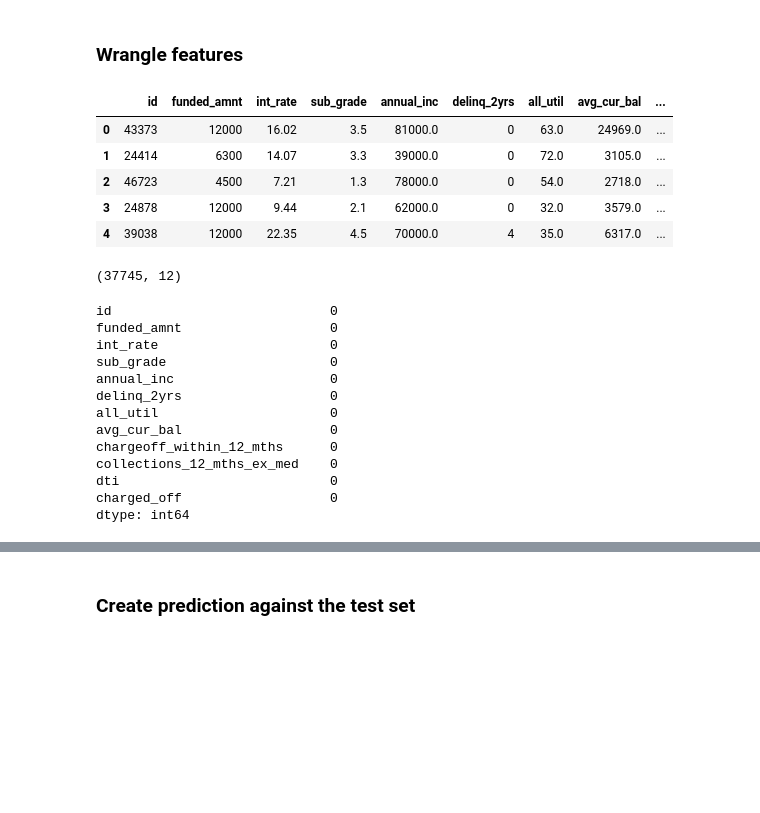
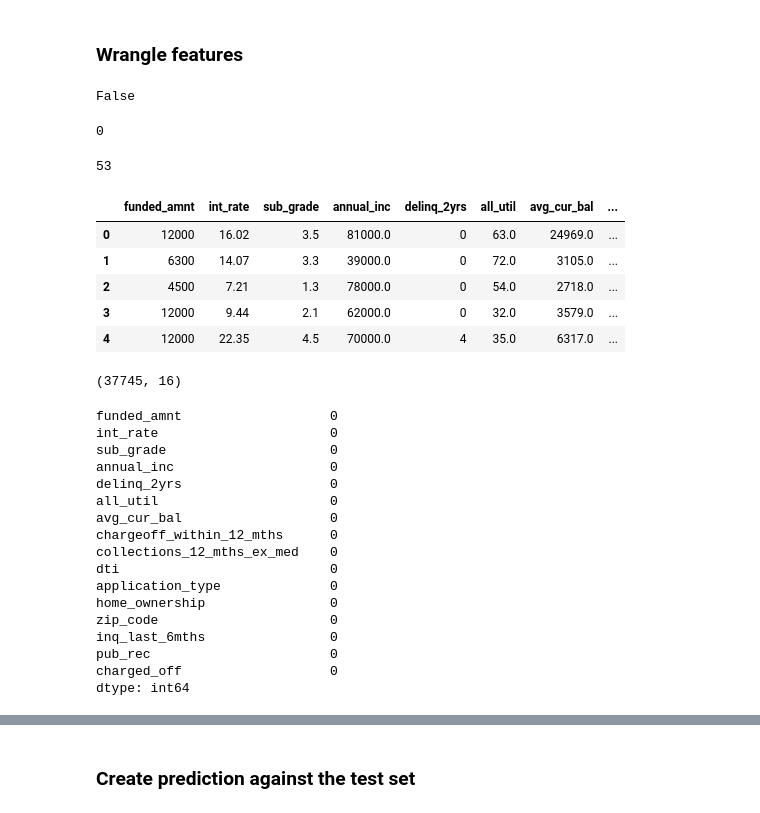
Before and after one commit to bloominstituteoftechnology/DS-Unit-4-Sprint-1-Tree-Ensembles, a Jupyter notebook: module1-decision-trees/Lending_Club.ipynb, the cells around one changed output, grey strips where cells are left out. Drawn from its saved outputs; the diff is of its cells as text; code cells hidden in the pictures; blank space fills up the shorter version.

```diff
--- a/module1-decision-trees/Lending_Club.ipynb
+++ b/module1-decision-trees/Lending_Club.ipynb
@@ -109,5 +97,19 @@ def wrangle(d):
     df.dti = df.dti.fillna(df.dti.median())
     df.all_util = df.all_util.fillna(df.all_util.median())
     df.avg_cur_bal = df.avg_cur_bal.fillna(df.avg_cur_bal.median())
+    df.zip_code = df.zip_code.apply(lambda x: int(x[:3]))
+
+    # A nan value is considered a float, so if there are nan values
+    # in any feature that is not float, you have to process those
+    # values specially, before you can process the non-nan values.
+    # Instead, you can create a loop and an if statement to process
+    # each value depending on it's type.
+    res = []
+    for i in range(len(dfx.revol_util)):
+        if isinstance(dfx.revol_util[i], float):
+            res.append(0.0)
+        else:
+            res.append(float(dfx.revol_util[i].strip('%')))
+    df.revol_util = res
 
     return df
@@ -114,27 +118,41 @@ def wrangle(d):
+# %%
+isinstance(dfx.revol_util[0], float)
+# %% [output]
+False
+# %%
+dfx.revol_bal.isnull().sum()
+# %% [output]
+0
+# %%
+dfx.revol_util.isnull().sum()
+# %% [output]
+53
 # %%
 df = wrangle(train)
 # %%
-df = df.loc[:, ['id', 'funded_amnt', 'int_rate',
+use_columns = ['funded_amnt', 'int_rate',
                    'sub_grade', 'annual_inc', 'delinq_2yrs', 'all_util',
                    'avg_cur_bal', 'chargeoff_within_12_mths',
-                   'collections_12_mths_ex_med', 'dti',
-                   'charged_off']].copy()
+                   'collections_12_mths_ex_med', 'dti', 'application_type',
+                   'home_ownership', 'zip_code', 'inq_last_6mths',
+                   'pub_rec',
+                   'charged_off']
+df = df.loc[:, use_columns].copy()
 df.head()
 # %% [output]
-|  | id | funded_amnt | int_rate | sub_grade | annual_inc | delinq_2yrs | all_util | avg_cur_bal | ... |
-| 0 | 43373 | 12000 | 16.02 | 3.5 | 81000.0 | 0 | 63.0 | 24969.0 | ... |
-| 1 | 24414 | 6300 | 14.07 | 3.3 | 39000.0 | 0 | 72.0 | 3105.0 | ... |
-| 2 | 46723 | 4500 | 7.21 | 1.3 | 78000.0 | 0 | 54.0 | 2718.0 | ... |
-| 3 | 24878 | 12000 | 9.44 | 2.1 | 62000.0 | 0 | 32.0 | 3579.0 | ... |
-| 4 | 39038 | 12000 | 22.35 | 4.5 | 70000.0 | 4 | 35.0 | 6317.0 | ... |
+|  | funded_amnt | int_rate | sub_grade | annual_inc | delinq_2yrs | all_util | avg_cur_bal | ... |
+| 0 | 12000 | 16.02 | 3.5 | 81000.0 | 0 | 63.0 | 24969.0 | ... |
+| 1 | 6300 | 14.07 | 3.3 | 39000.0 | 0 | 72.0 | 3105.0 | ... |
+| 2 | 4500 | 7.21 | 1.3 | 78000.0 | 0 | 54.0 | 2718.0 | ... |
+| 3 | 12000 | 9.44 | 2.1 | 62000.0 | 0 | 32.0 | 3579.0 | ... |
+| 4 | 12000 | 22.35 | 4.5 | 70000.0 | 4 | 35.0 | 6317.0 | ... |
 # %%
 df.shape
 # %% [output]
-(37745, 12)
+(37745, 16)
 # %%
 df.isnull().sum()
 # %% [output]
-id                            0
 funded_amnt                   0
 int_rate                      0
 sub_grade                     0
@@ -145,6 +163,11 @@ avg_cur_bal                   0
 chargeoff_within_12_mths      0
 collections_12_mths_ex_med    0
 dti                           0
+application_type              0
+home_ownership                0
+zip_code                      0
+inq_last_6mths                0
+pub_rec                       0
 charged_off                   0
 dtype: int64
 # %%
```
Also changed, not shown: parts of 10 cells of this notebook, 2 other files.
